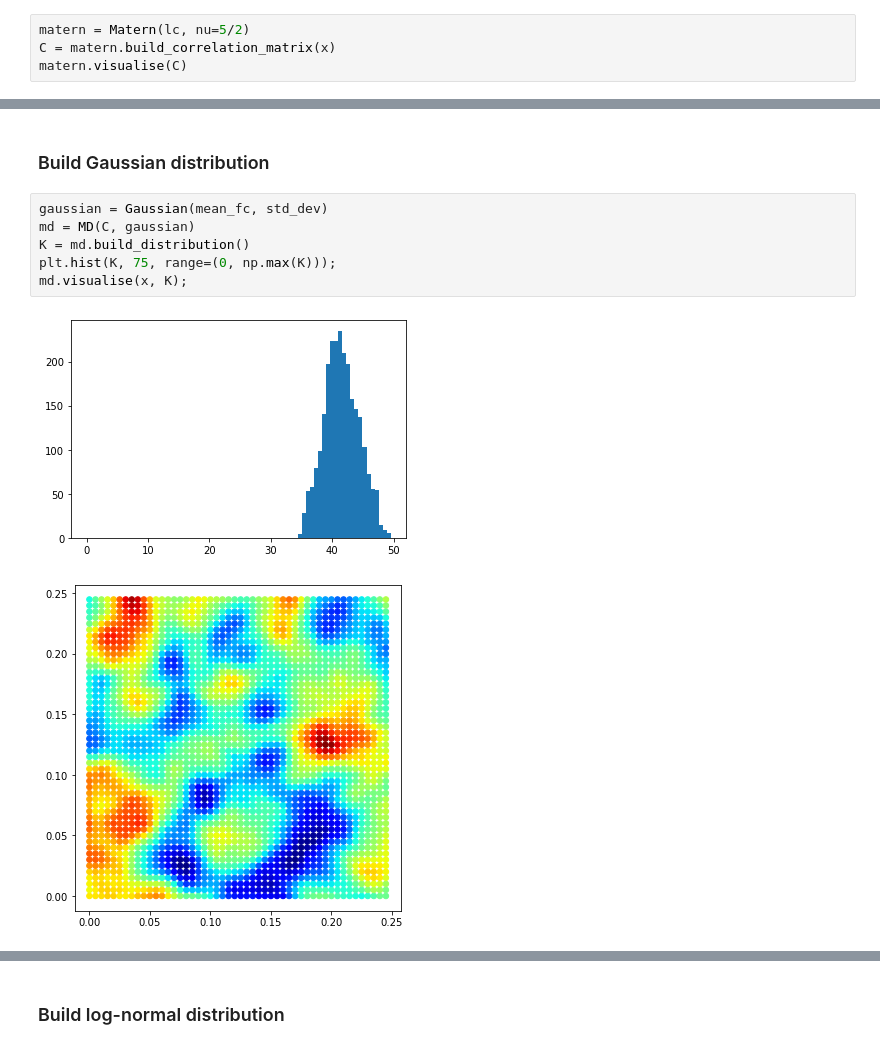
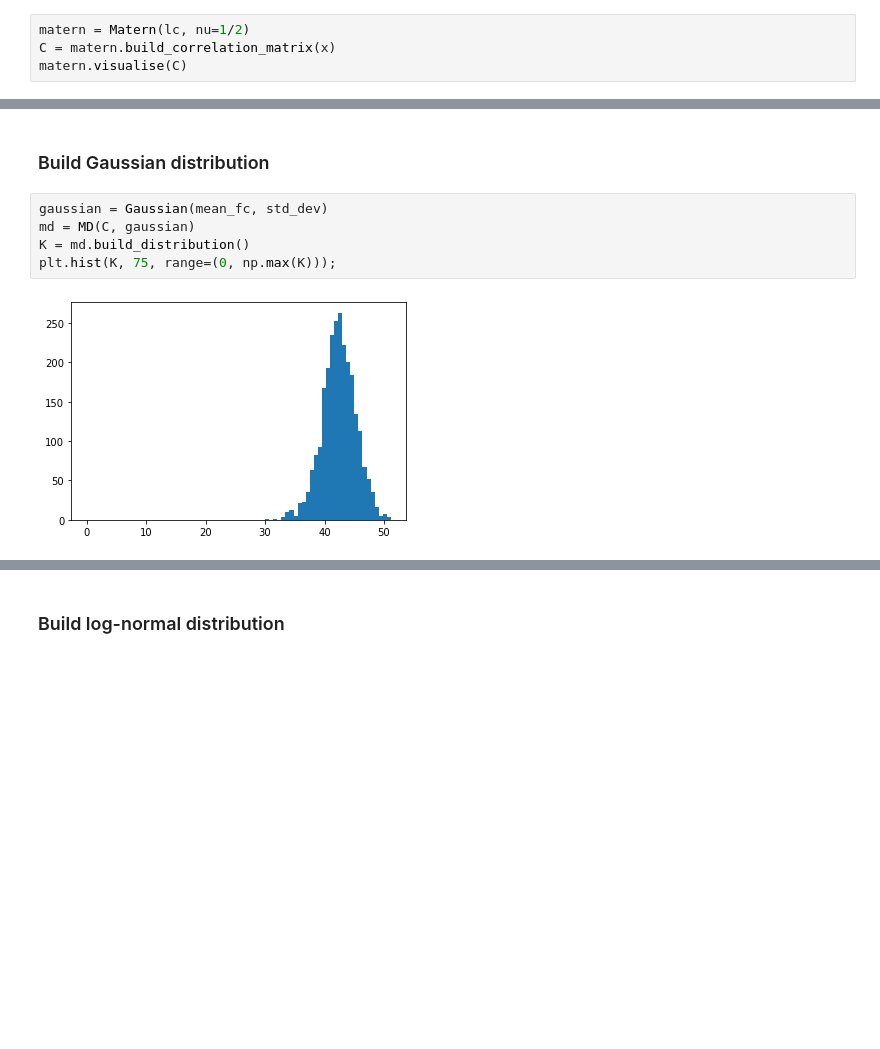
Before and after one commit to mark-hobbs/pyrf, a Jupyter notebook: Random_field_generation.ipynb, the cells around one changed output, grey strips where cells are left out. Drawn from its saved outputs; the diff is of its cells as text; blank space fills up the shorter version.

```diff
--- a/Random_field_generation.ipynb
+++ b/Random_field_generation.ipynb
@@ -36,7 +38,7 @@ std_dev = 5
 # C = gc.build_correlation_matrix(x)
 # gc.visualise(C)
 # %%
-matern = Matern(lc, nu=5/2)
+matern = Matern(lc, nu=1/2)
 C = matern.build_correlation_matrix(x)
 matern.visualise(C)
 # %% [output]
@@ -46,9 +48,7 @@ matern.visualise(C)
 # %%
 gaussian = Gaussian(mean_fc, std_dev)
 md = MD(C, gaussian)
 K = md.build_distribution()
 plt.hist(K, 75, range=(0, np.max(K)));
-md.visualise(x, K);
 # %% [output]
-[figure, old version]
+[figure, new version]
-[figure, removed]
```
Also changed, not shown: parts of 7 cells of this notebook, 1 other file.
